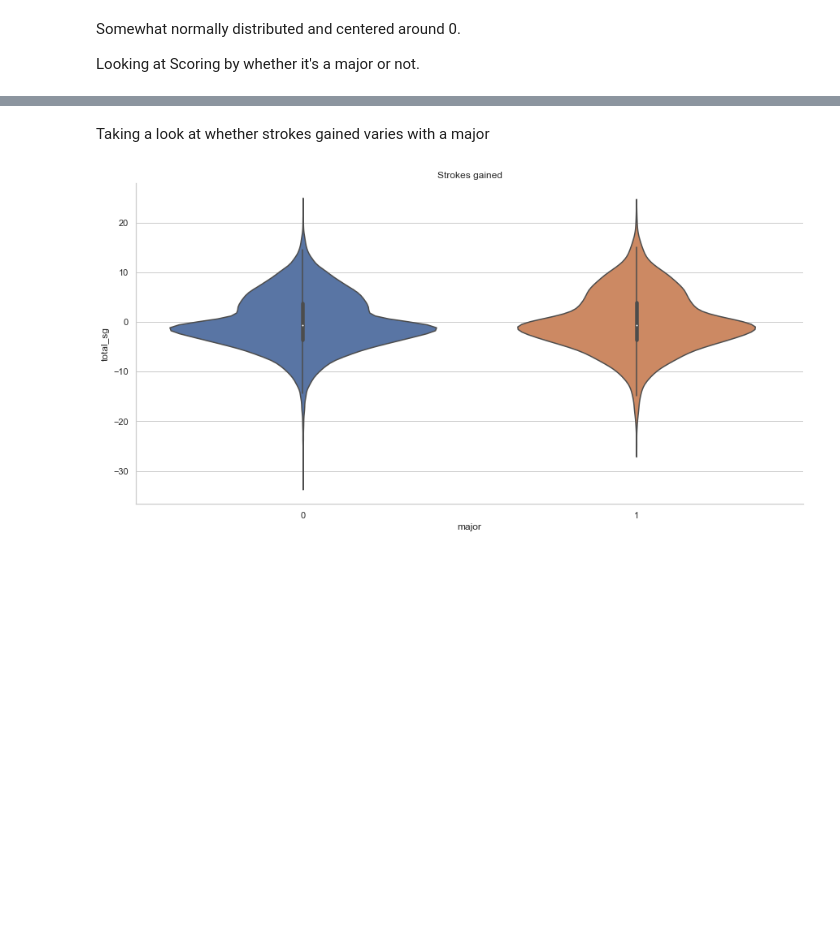
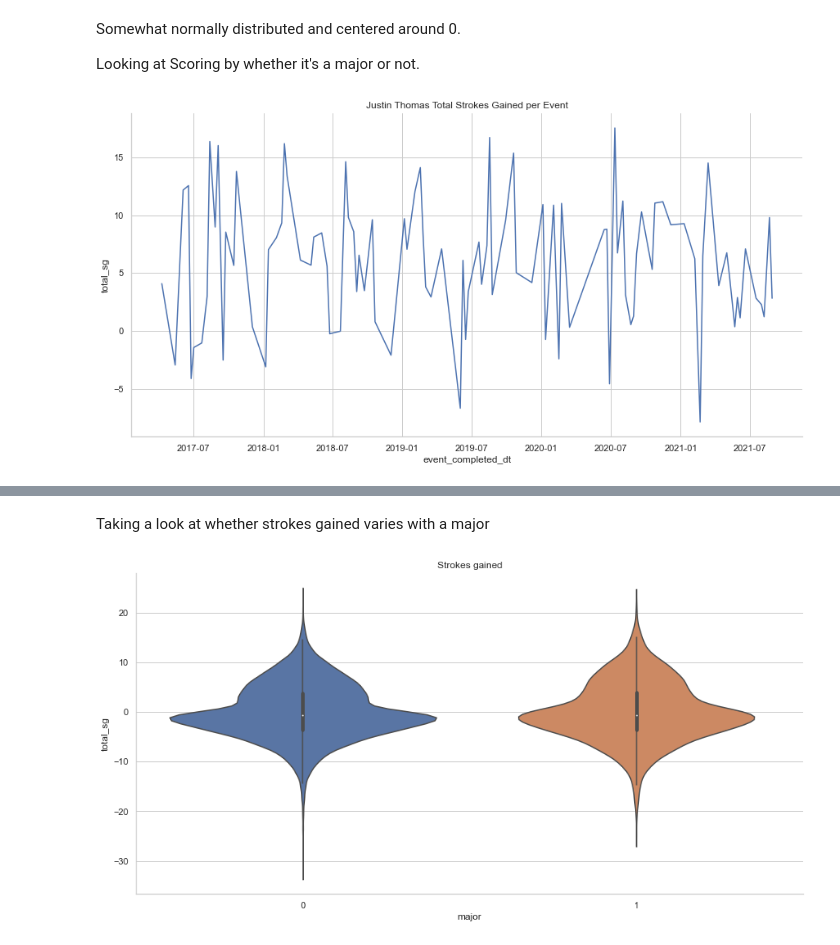
Before and after one commit to mtodisco10/data-golf, a Jupyter notebook: notebooks/Feature Eng & Training.ipynb, the cells around one changed output, grey strips where cells are left out. Cells and saved outputs as stored; diff of their text form; code cells hidden in the pictures; blank space fills up the shorter version.

```diff
--- a/notebooks/Feature Eng & Training.ipynb
+++ b/notebooks/Feature Eng & Training.ipynb
@@ -152,3 +141,11 @@ sns.despine();
 Somewhat normally distributed and centered around 0.
 
 Looking at Scoring by whether it's a major or not.
+# %%
+event_df['event_completed_dt'] = pd.to_datetime(event_df['event_completed'])
+
+(sns.lineplot(data = event_df.query("dg_id == 14139"), x = 'event_completed_dt', y = 'total_sg')
+.set_title('Justin Thomas Total Strokes Gained per Event'))
+sns.despine();
+# %% [output]
+[figure, added]
```
Also changed, not shown: parts of 17 cells of this notebook, 7 other files.
